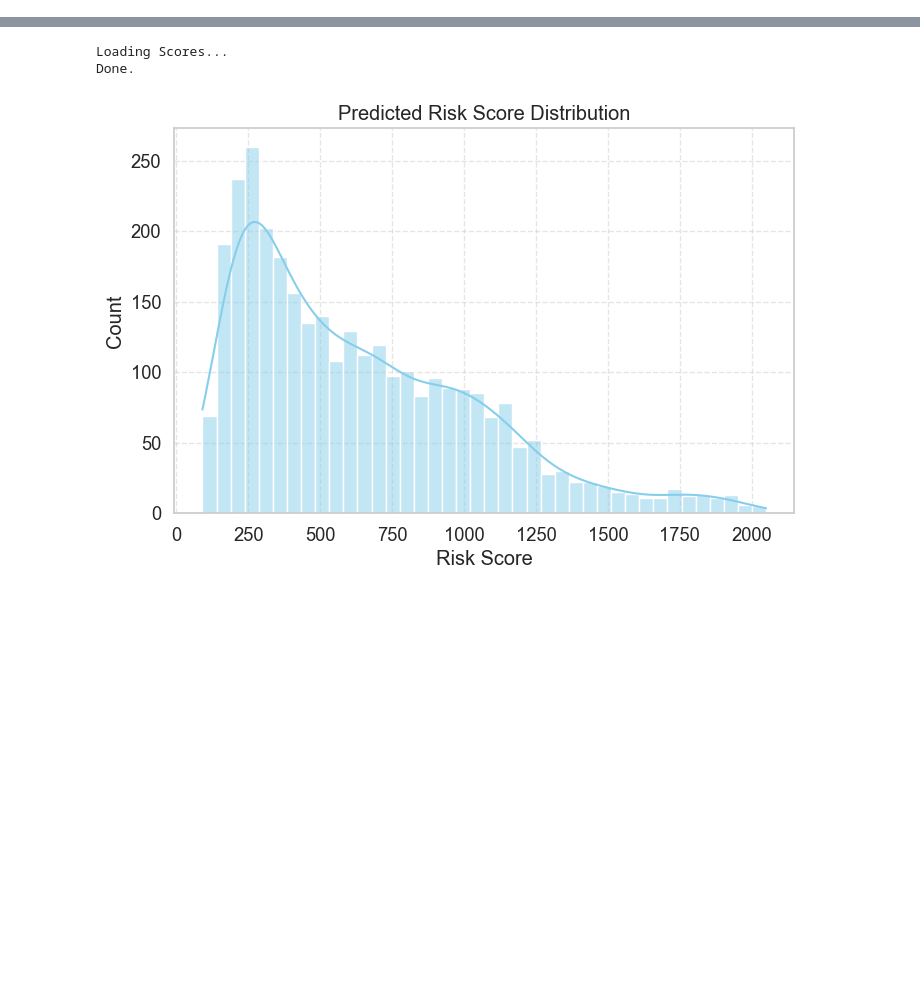
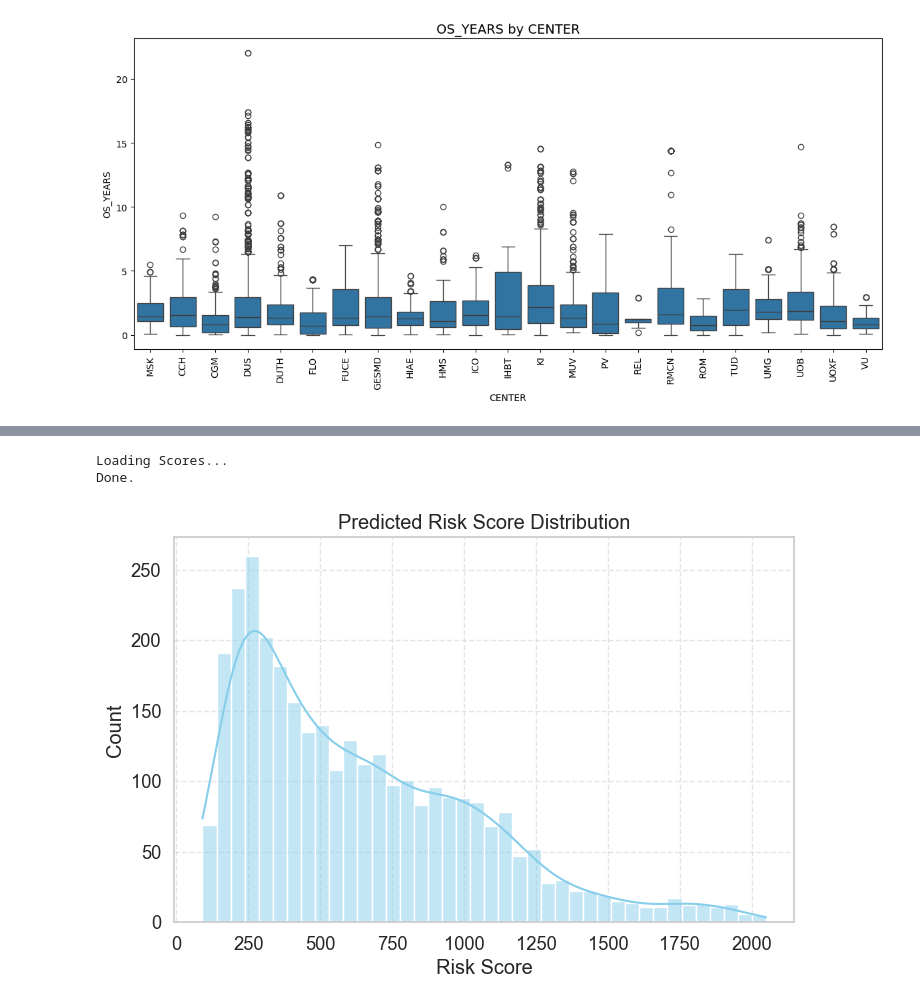
Before and after one commit to od121212/Leukemia-Survival-Rate, a Jupyter notebook: Sandbox OD&Roro.ipynb, the cells around one changed output, grey strips where cells are left out. Cells and saved outputs as stored; diff of their text form; code cells hidden in the pictures; blank space fills up the shorter version.

Commit message:
better graphs & some infographics

```diff
--- a/Sandbox OD&Roro.ipynb
+++ b/Sandbox OD&Roro.ipynb
@@ -17,8 +17,14 @@ df = pd.read_csv("./X_train/clinical_train.csv", index_col=0)
 maf_df = pd.read_csv("./X_train/molecular_train.csv", index_col=0)
 target_df = pd.read_csv("./target_train.csv", index_col=0)
 # %%
-# first let's plot some graphs
-dtm = DataViewer(df, target_df)
-dtm.plot_correlation_matrix()
-dtm.plot_float_distributions()
+# first let's plot some graphs on initial data
+# let's aggregate the info into one Dataframe
+
+joined_initial_data = df.merge(maf_df, left_index=True, right_index=True, how='left')
+joined_initial_data = joined_initial_data.drop(columns=['START', 'END'])
+# for the molecular data
+dtm = DataViewer(joined_initial_data, target_df)
+
+# first let's plot the analysis in terms of missing data....
+dtm.stats_analysis().head(25)
 # %% [output]
@@ -27,3 +58,7 @@ dtm.plot_float_distributions()
+# %%
+dtm.plot_categorical_boxplot(["CENTER"])
+# %% [output]
+[figure, added]
 # %%
 # pipeline
 
```
Also changed, not shown: parts of 8 cells of this notebook, 1 other file.
